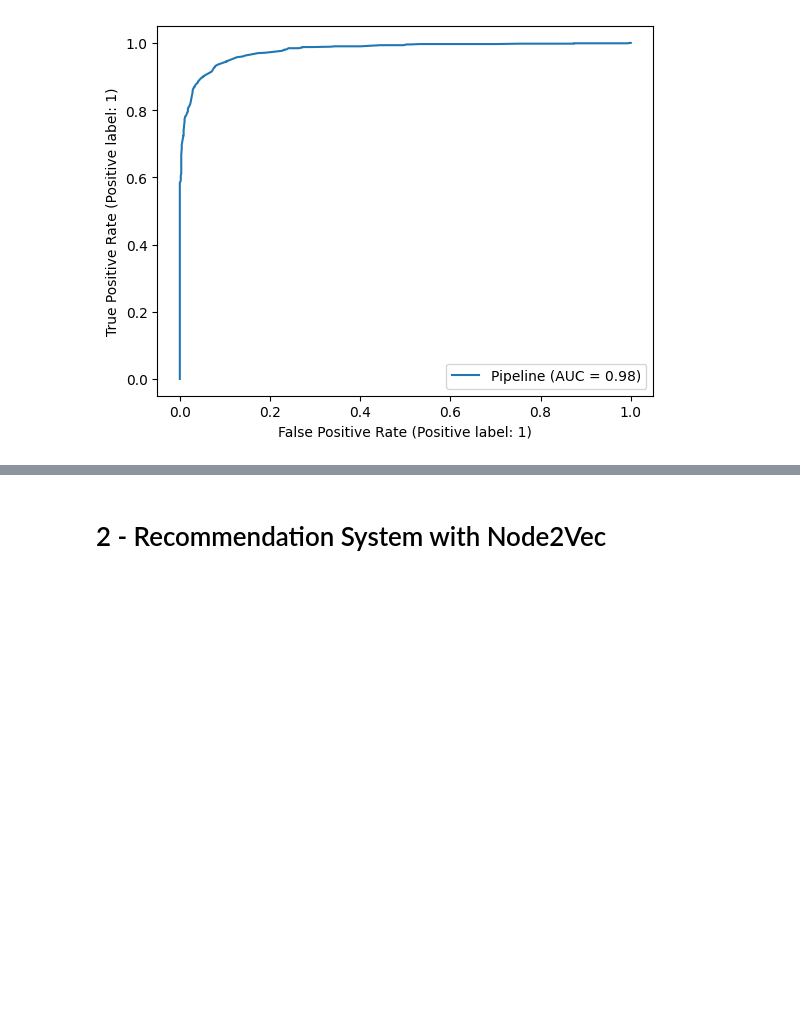
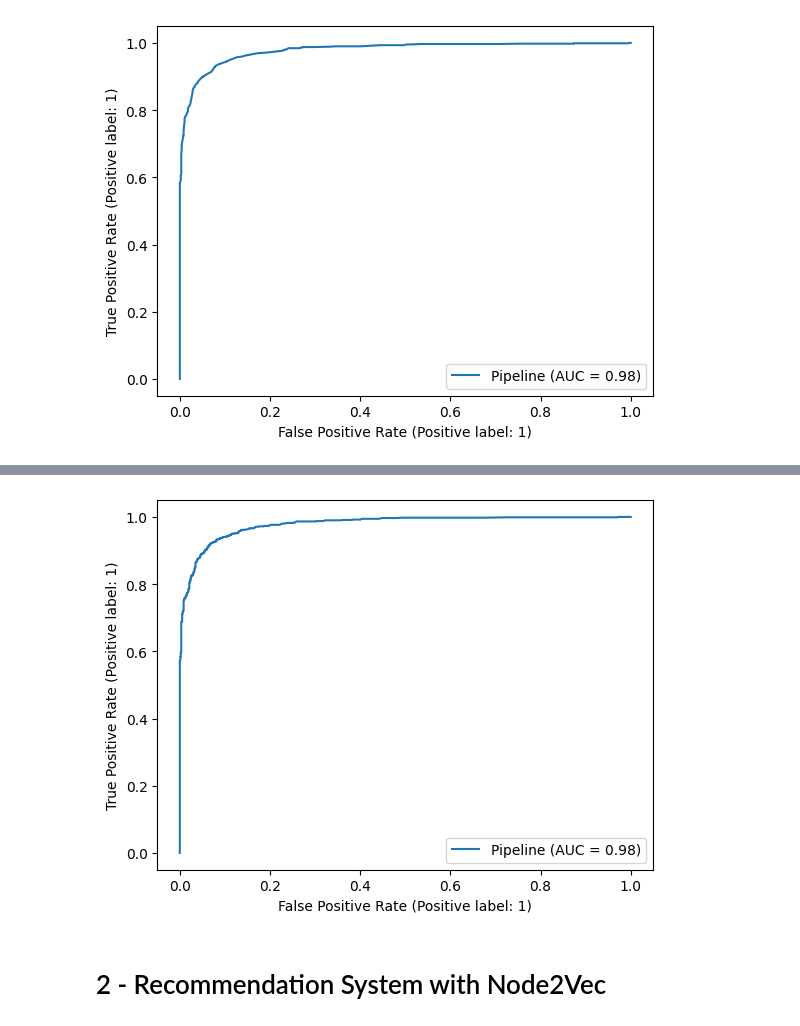
Before and after one commit to giordanovitale/BeerNetwork, a Jupyter notebook: graph_ml.ipynb, the cells around one changed output, grey strips where cells are left out. Saved outputs shown, nothing was run; the diff lists cells and outputs as text; code cells hidden in the pictures; blank space fills up the shorter version.

```diff
--- a/graph_ml.ipynb
+++ b/graph_ml.ipynb
@@ -356,3 +393,7 @@ roc_logistic = RocCurveDisplay.from_estimator(xgb_link_predictor, X_test, y_test
+# %%
+roc_svc = RocCurveDisplay.from_estimator(svc_link_predictor, X_test, y_test)
+# %% [output]
+[figure, added]
 # %% [markdown]
 # 2 - Recommendation System with Node2Vec
 # %% [markdown]
```
Also changed, not shown: parts of 8 cells of this notebook.
